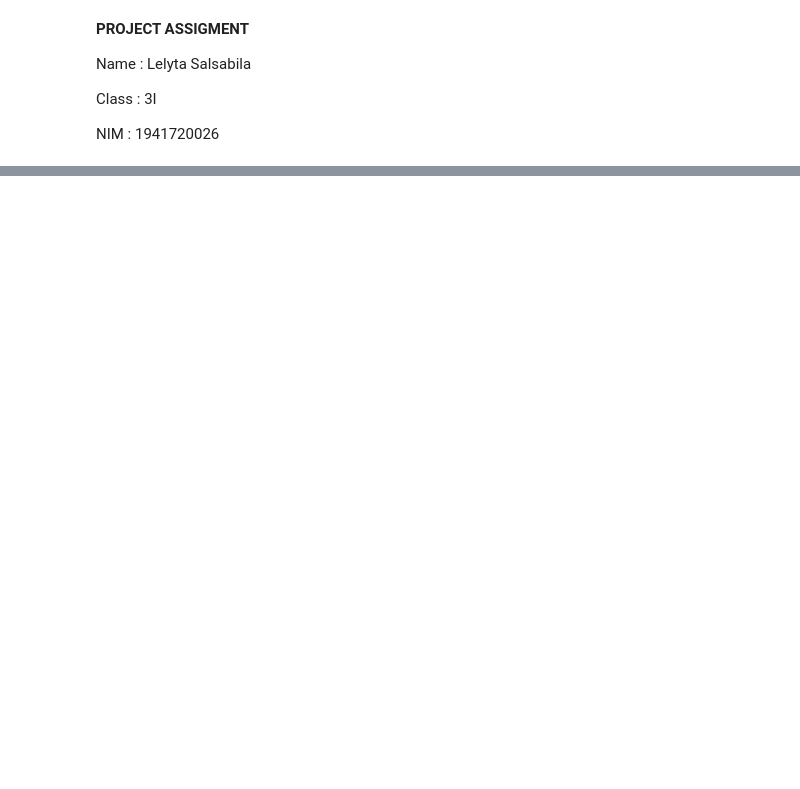
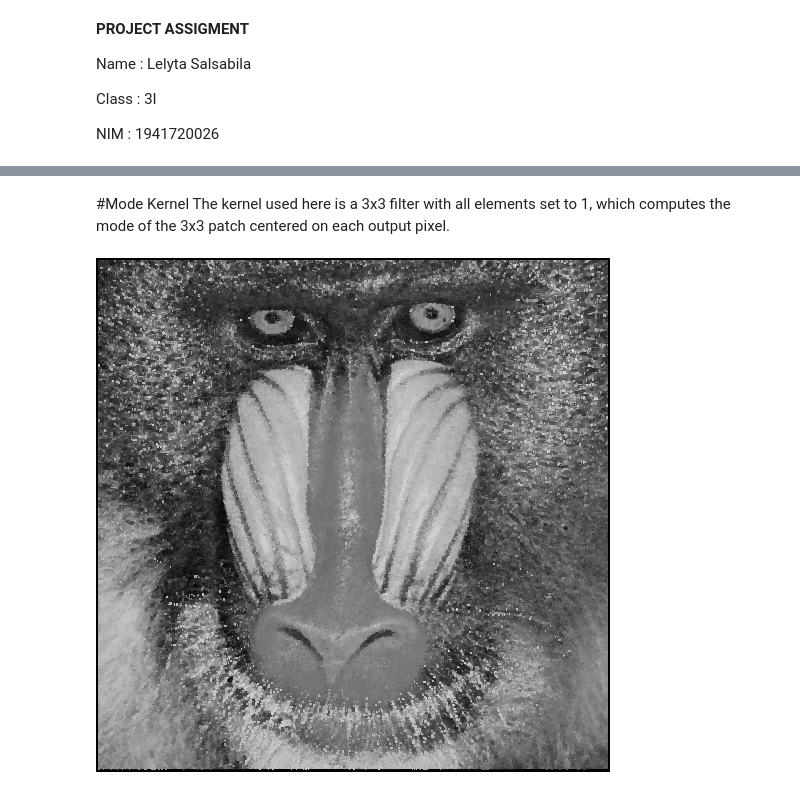
Before and after one commit to lelyta30/PCVK_GENAP_2023, a Jupyter notebook: week_8.ipynb, the cells around one changed output, grey strips where cells are left out. Cells and saved outputs as stored; diff of their text form; code cells hidden in the pictures; blank space fills up the shorter version.

```diff
--- a/week_8.ipynb
+++ b/week_8.ipynb
@@ -243,0 +265,48 @@ array([[174, 173, 173, ..., 187, 158, 116],
+# %% [markdown]
+#Mode Kernel
+The kernel used here is a 3x3 filter with all elements set to 1, which computes the mode of the 3x3 patch centered on each output pixel.
+# %%
+from scipy.stats import mode
+
+height, width, channels = img.shape
+
+# Define convolution function
+def convolution(image, kernel, stride, padding):
+  # Compute output dimensions
+  output_height = (height + 2*padding - kernel.shape[0]) // stride + 1
+  output_width = (width + 2*padding - kernel.shape[1]) // stride + 1
+
+  # Initialize output image
+  output_image = np.zeros((output_height, output_width))
+
+  # Pad input image
+  padded_image = np.zeros((height + 2*padding, width + 2*padding), dtype=np.uint8)
+  for i in range(height):
+    for j in range(width):
+      padded_image[i+padding, j+padding] = image[i,j]
+
+  # Perform convolution
+  for i in range(output_height):
+    for j in range(output_width):
+      # Compute input indices
+      x = i*stride
+      y = j*stride
+      input_patch = padded_image[x:x+kernel.shape[0], y:y+kernel.shape[1]]
+
+      # Compute output value
+      output_value = mode(input_patch.flatten())[0]
+
+      # Set output value
+      output_image[i, j] = output_value
+
+  return output_image
+
+kernel_size = 3
+kernel_mode = np.ones((kernel_size, kernel_size), dtype=np.uint8)
+filtered_image12 = convolution(img_gray, kernel_mode,1,2)
+cv2_imshow(filtered_image12)
+# kernel_mode = np.ones((3,3))
+# filtered_image12 = convolution2d(img_gray, kernel_mode,1,2)
+# cv2_imshow(filtered_image12)
+# %% [output]
+[figure, added]
```
Also changed, not shown: parts of 46 cells of this notebook.
